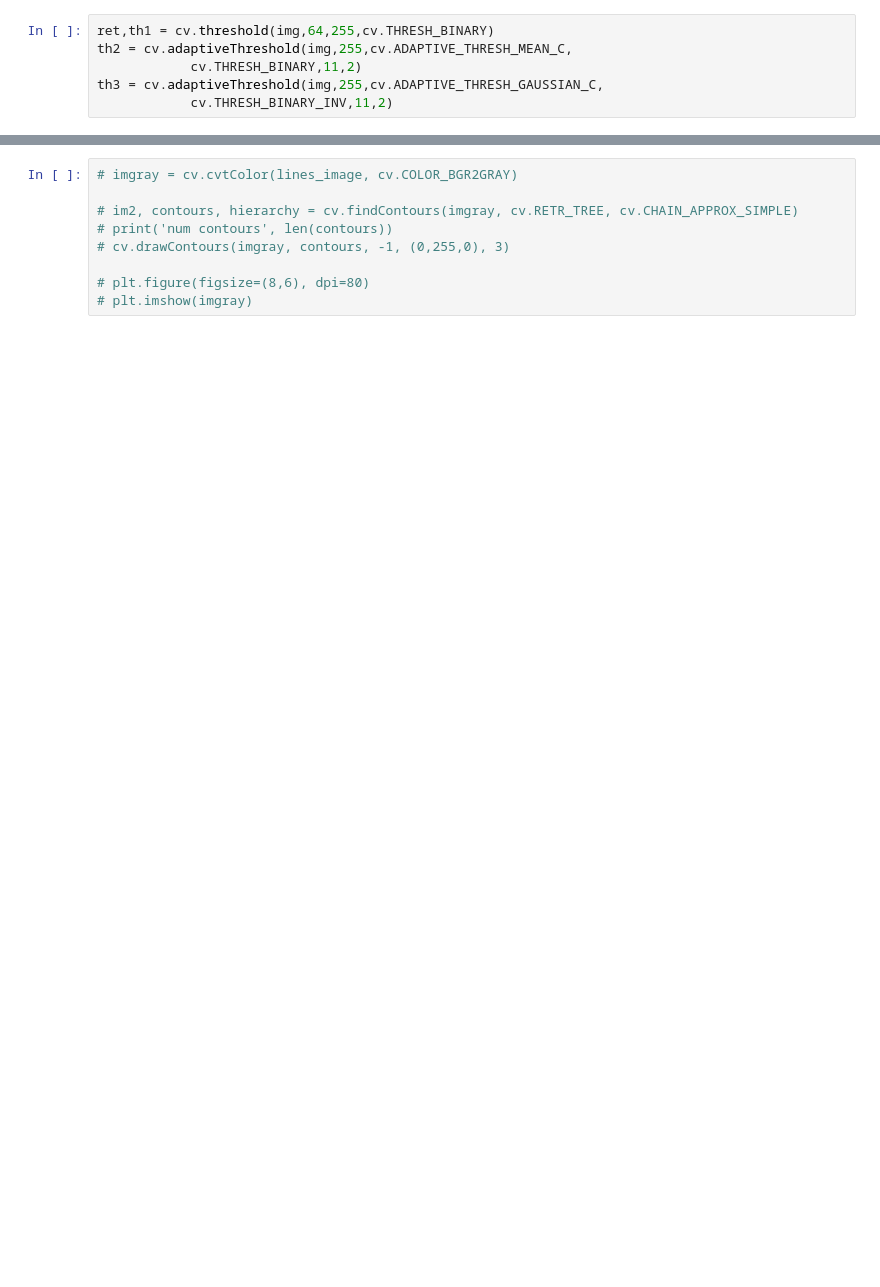
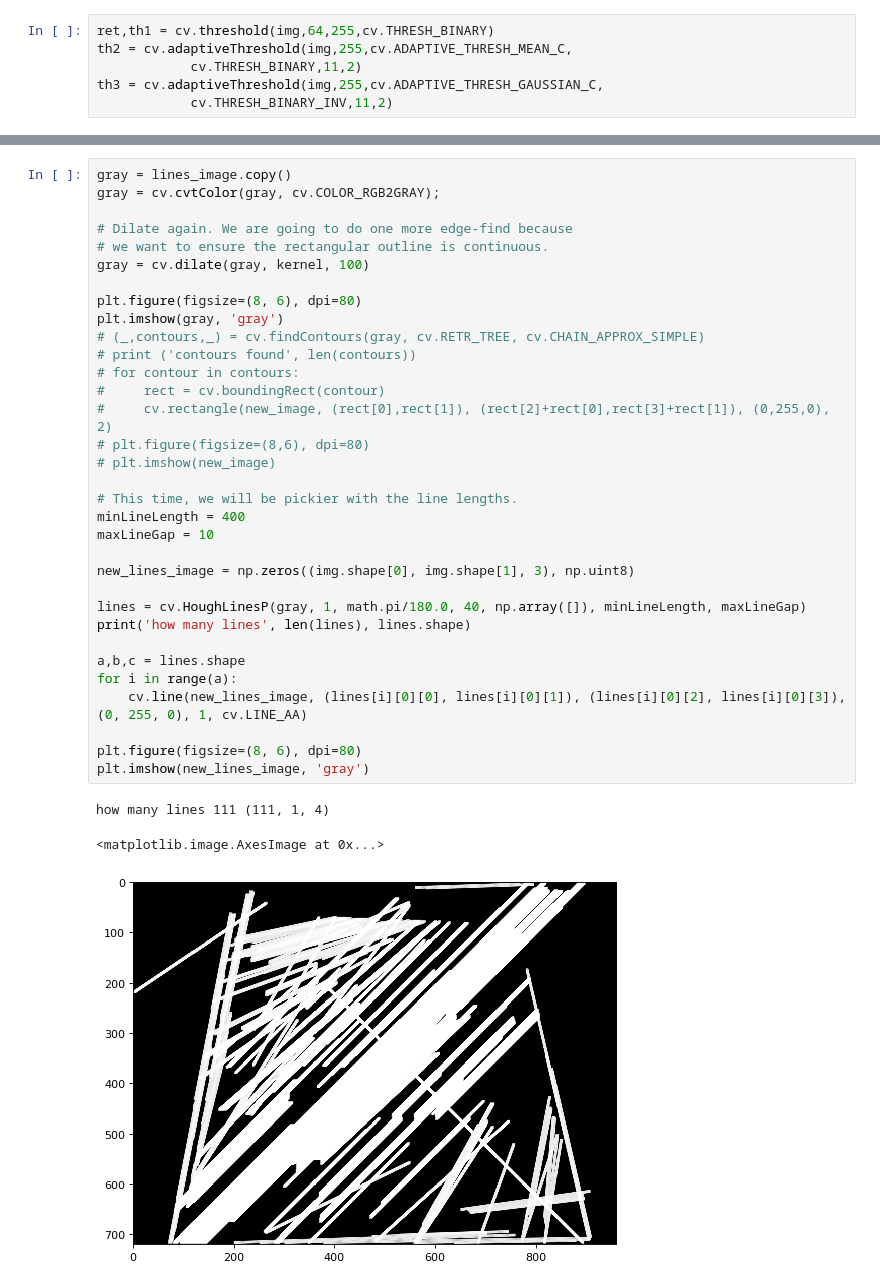
Before and after one commit to domino14/board-detector, a Jupyter notebook: experiments.ipynb, the cells around one changed output, grey strips where cells are left out. Drawn from its saved outputs; the diff is of its cells as text; blank space fills up the shorter version.

```diff
--- a/experiments.ipynb
+++ b/experiments.ipynb
@@ -64,9 +68,37 @@ how many lines 275 (275, 1, 4)
-# %%
-# imgray = cv.cvtColor(lines_image, cv.COLOR_BGR2GRAY)
-
-# im2, contours, hierarchy = cv.findContours(imgray, cv.RETR_TREE, cv.CHAIN_APPROX_SIMPLE)
-# print('num contours', len(contours))
-# cv.drawContours(imgray, contours, -1, (0,255,0), 3)
-
-# plt.figure(figsize=(8,6), dpi=80)
-# plt.imshow(imgray)
+# %%
+gray = lines_image.copy()
+gray = cv.cvtColor(gray, cv.COLOR_RGB2GRAY);
+
+# Dilate again. We are going to do one more edge-find because
+# we want to ensure the rectangular outline is continuous.
+gray = cv.dilate(gray, kernel, 100)
+
+plt.figure(figsize=(8, 6), dpi=80)
+plt.imshow(gray, 'gray')
+# (_,contours,_) = cv.findContours(gray, cv.RETR_TREE, cv.CHAIN_APPROX_SIMPLE)
+# print ('contours found', len(contours))
+# for contour in contours:
+#     rect = cv.boundingRect(contour)
+#     cv.rectangle(new_image, (rect[0],rect[1]), (rect[2]+rect[0],rect[3]+rect[1]), (0,255,0), 2)
+# plt.figure(figsize=(8,6), dpi=80)
+# plt.imshow(new_image)
+
+# This time, we will be pickier with the line lengths.
+minLineLength = 400
+maxLineGap = 10
+
+new_lines_image = np.zeros((img.shape[0], img.shape[1], 3), np.uint8)
+
+lines = cv.HoughLinesP(gray, 1, math.pi/180.0, 40, np.array([]), minLineLength, maxLineGap)
+print('how many lines', len(lines), lines.shape)
+
+a,b,c = lines.shape
+for i in range(a):
+    cv.line(new_lines_image, (lines[i][0][0], lines[i][0][1]), (lines[i][0][2], lines[i][0][3]), (0, 255, 0), 1, cv.LINE_AA)
+
+plt.figure(figsize=(8, 6), dpi=80)
+plt.imshow(new_lines_image, 'gray')
+# %% [output]
+how many lines 111 (111, 1, 4)
+<matplotlib.image.AxesImage at 0x...>
+[figure, added]
```
Also changed, not shown: parts of 6 cells of this notebook, 1 other file.
